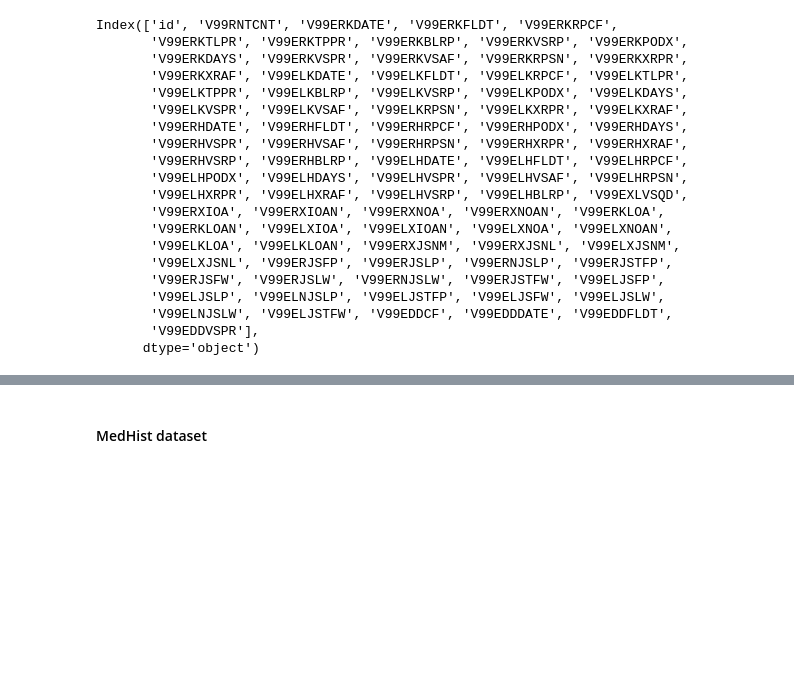
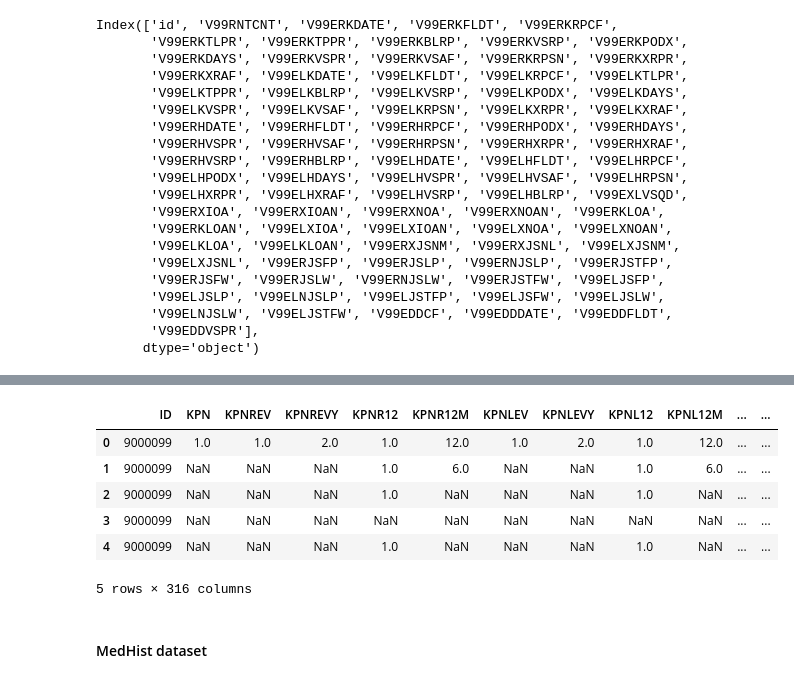
Before and after one commit to methoddatascience/zeta, a Jupyter notebook: keystone/analysis1.ipynb, the cells around one changed output, grey strips where cells are left out. Cells and saved outputs as stored; diff of their text form; code cells hidden in the pictures; blank space fills up the shorter version.

```diff
--- a/keystone/analysis1.ipynb
+++ b/keystone/analysis1.ipynb
@@ -127,0 +114,27 @@ JOINT  = JOINT.merge(dt10, how='outer',left_on='ID', right_on='ID')
+# %%
+# Renaming columns (removing Vxx to enable direct comparison between visits)
+# the visit number information is kept in the 'visit' column
+dts = [dt0,dt1,dt2,dt3,dt4,dt5,dt6,dt7,dt8,dt9,dt10]
+for j in range(len(dts)):
+    d = dts[j]
+    col = list(d.columns)
+    for i in range(1,len(col)):
+        txtcol = col[i]
+        col[i] = txtcol[3:]
+    d.columns=col
+    d['visit'] = j
+JOINT = pd.concat(dts,sort=False)
+# %%
+# getting information about the last contact prior replacement...
+DT_outcome['prior_visit'] = DT_outcome[tVSPR].max(axis=1).fillna(0)
+# %%
+JOINT_VISITS = JOINT.merge(DT_outcome[['prior_visit','id']],left_on='ID', right_on='id', how='outer')
+JOINT_VISITS.head()
+# %% [output]
+|  | ID | KPN | KPNREV | KPNREVY | KPNR12 | KPNR12M | KPNLEV | KPNLEVY | KPNL12 | KPNL12M | ... | ... |
+| 0 | 9000099 | 1.0 | 1.0 | 2.0 | 1.0 | 12.0 | 1.0 | 2.0 | 1.0 | 12.0 | ... | ... |
+| 1 | 9000099 | NaN | NaN | NaN | 1.0 | 6.0 | NaN | NaN | 1.0 | 6.0 | ... | ... |
+| 2 | 9000099 | NaN | NaN | NaN | 1.0 | NaN | NaN | NaN | 1.0 | NaN | ... | ... |
+| 3 | 9000099 | NaN | NaN | NaN | NaN | NaN | NaN | NaN | NaN | NaN | ... | ... |
+| 4 | 9000099 | NaN | NaN | NaN | 1.0 | NaN | NaN | NaN | 1.0 | NaN | ... | ... |
+5 rows × 316 columns
```
Also changed, not shown: parts of 37 cells of this notebook.
